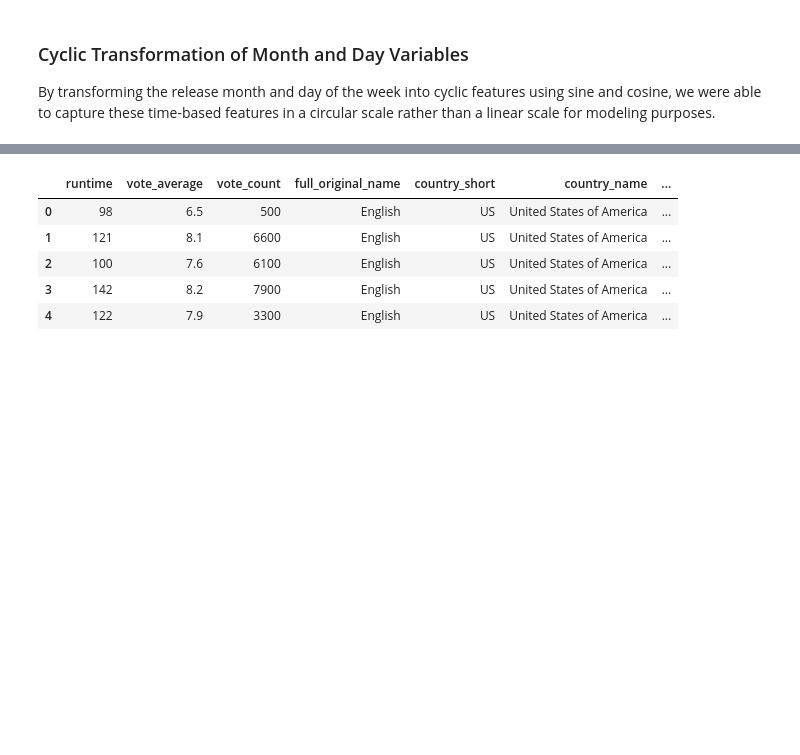
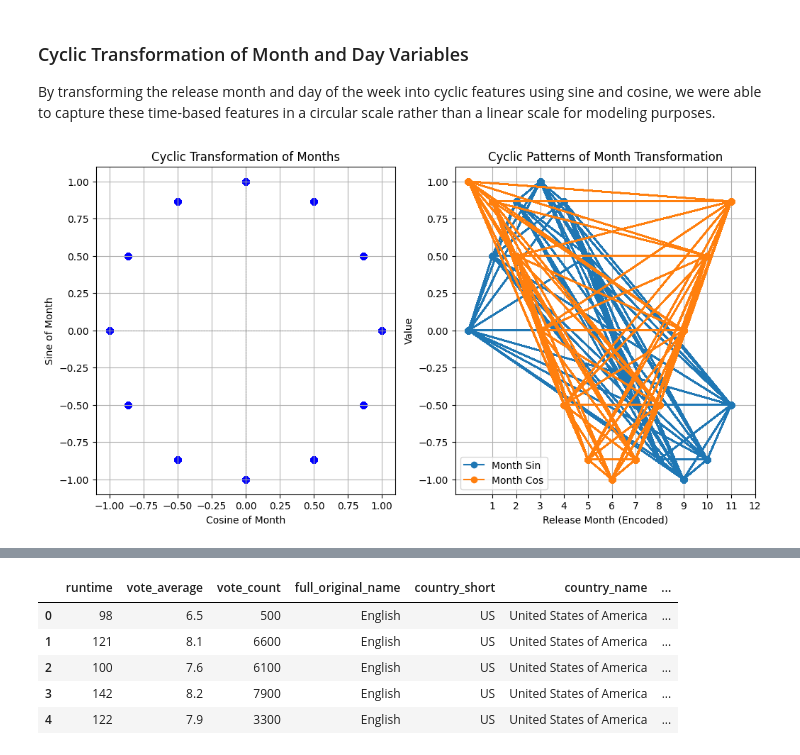
Before and after one commit to riosrose/UCB_project4_group6, a Jupyter notebook: movie_popularity_prediction.ipynb, the cells around one changed output, grey strips where cells are left out. Drawn from its saved outputs; the diff is of its cells as text; code cells hidden in the pictures; blank space fills up the shorter version.

Commit message:
Cyclic visuals added

```diff
--- a/movie_popularity_prediction.ipynb
+++ b/movie_popularity_prediction.ipynb
@@ -1331,6 +1331,32 @@ By transforming the release month and day of the week into cyclic features using
 # Cyclic transformation of month
 regression_df['month_sin'] = np.sin(2 * np.pi * regression_df['release_month_encoded'] / 12)
 regression_df['month_cos'] = np.cos(2 * np.pi * regression_df['release_month_encoded'] / 12)
+# %%
+# Plotting
+plt.figure(figsize=(12, 6))
+
+# Scatter plot for month_sin and month_cos
+plt.subplot(1, 2, 1)
+plt.scatter(regression_df['month_cos'], regression_df['month_sin'], color='b')
+plt.title('Cyclic Transformation of Months')
+plt.xlabel('Cosine of Month')
+plt.ylabel('Sine of Month')
+plt.axhline(0, color='grey', lw=0.5, ls='--')
+plt.axvline(0, color='grey', lw=0.5, ls='--')
+plt.grid()
+
+# Line plot to show the cyclic nature
+plt.subplot(1, 2, 2)
+plt.plot(regression_df['release_month_encoded'], regression_df['month_sin'], label='Month Sin', marker='o')
+plt.plot(regression_df['release_month_encoded'], regression_df['month_cos'], label='Month Cos', marker='o')
+plt.title('Cyclic Patterns of Month Transformation')
+plt.xlabel('Release Month (Encoded)')
+plt.ylabel('Value')
+plt.xticks(np.arange(1, 13))  # Ensure all months are labeled
+plt.legend()
+plt.grid()
+# %% [output]
+[figure, added]
 # %%
 # Cylic transformation of day of the week
 regression_df['day_sin'] = np.sin(2 * np.pi * regression_df['release_dayofweek_encoded'] / 31)
```
Also changed, not shown: parts of 7 cells of this notebook.
